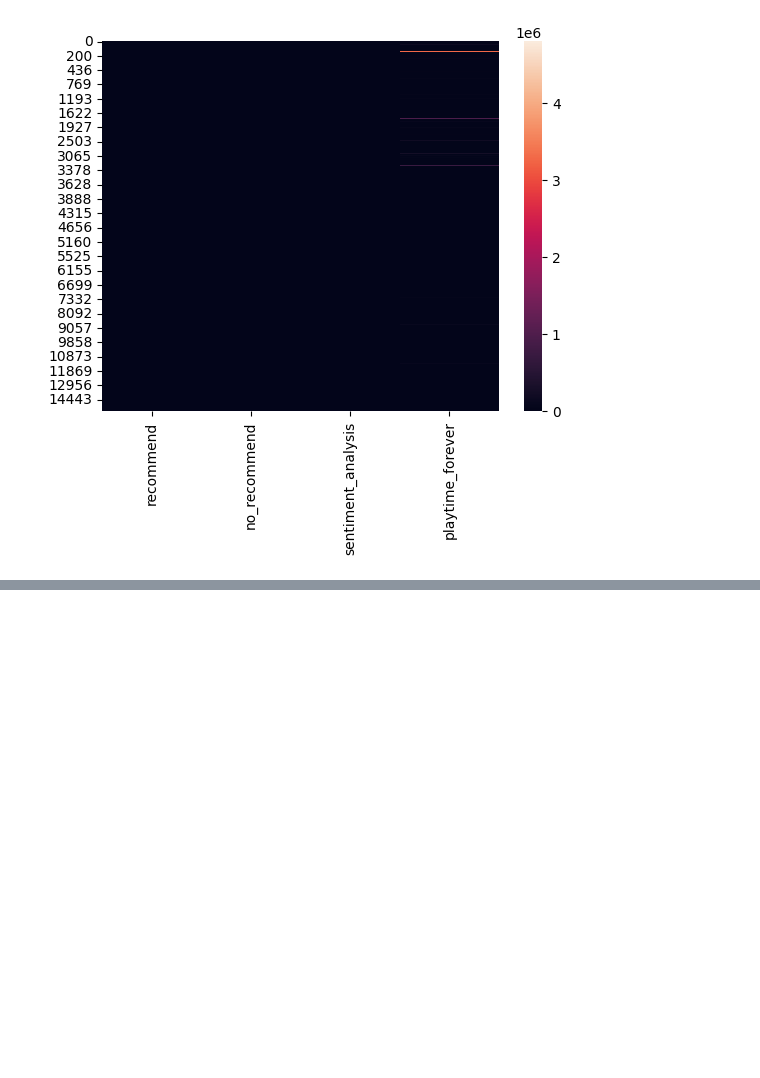
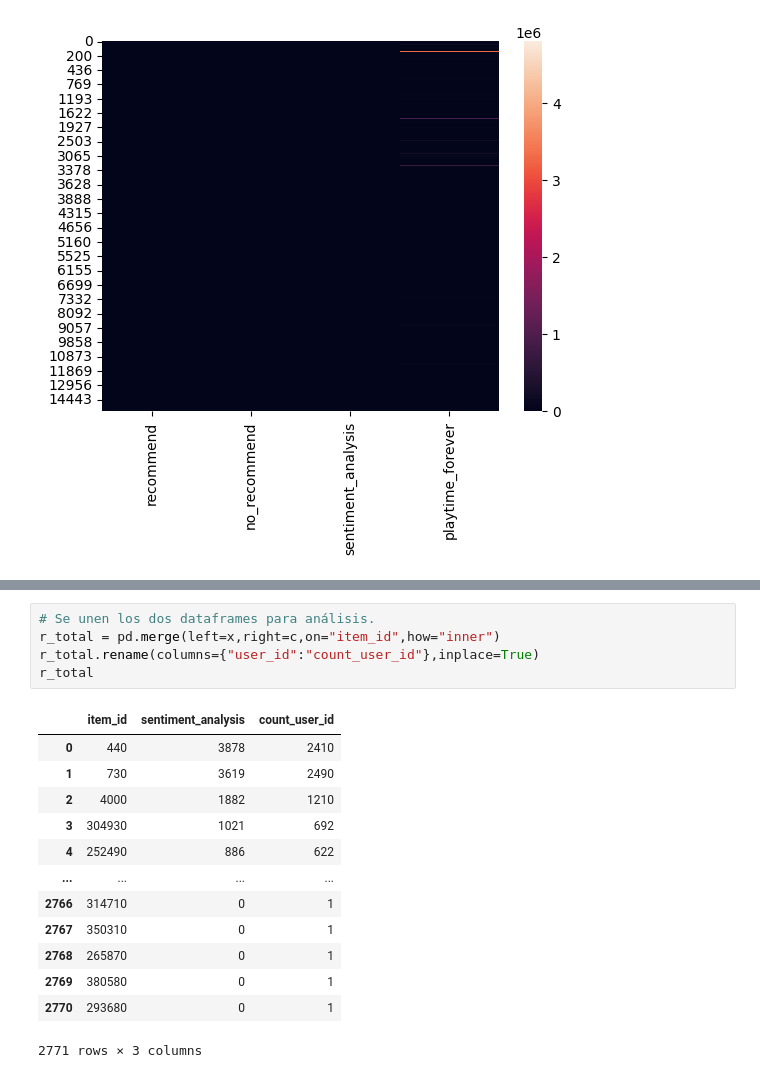
Before and after one commit to DaAnMaGi/Proyecto_Marzo, a Jupyter notebook: Parte 2/Revision_EDA.ipynb, the cells around one changed output, grey strips where cells are left out. Cells and saved outputs as stored; diff of their text form; blank space fills up the shorter version.

```diff
--- a/Parte 2/Revision_EDA.ipynb
+++ b/Parte 2/Revision_EDA.ipynb
@@ -214,0 +291,19 @@ sns.heatmap(total_generos[["recommend","no_recommend","sentiment_analysis","play
+# %%
+# Se unen los dos dataframes para análisis.
+r_total = pd.merge(left=x,right=c,on="item_id",how="inner")
+r_total.rename(columns={"user_id":"count_user_id"},inplace=True)
+r_total
+# %% [output]
+|  | item_id | sentiment_analysis | count_user_id |
+| 0 | 440 | 3878 | 2410 |
+| 1 | 730 | 3619 | 2490 |
+| 2 | 4000 | 1882 | 1210 |
+| 3 | 304930 | 1021 | 692 |
+| 4 | 252490 | 886 | 622 |
+| ... | ... | ... | ... |
+| 2766 | 314710 | 0 | 1 |
+| 2767 | 350310 | 0 | 1 |
+| 2768 | 265870 | 0 | 1 |
+| 2769 | 380580 | 0 | 1 |
+| 2770 | 293680 | 0 | 1 |
+2771 rows × 3 columns
```
Also changed, not shown: parts of 9 cells of this notebook, 1 other file.
